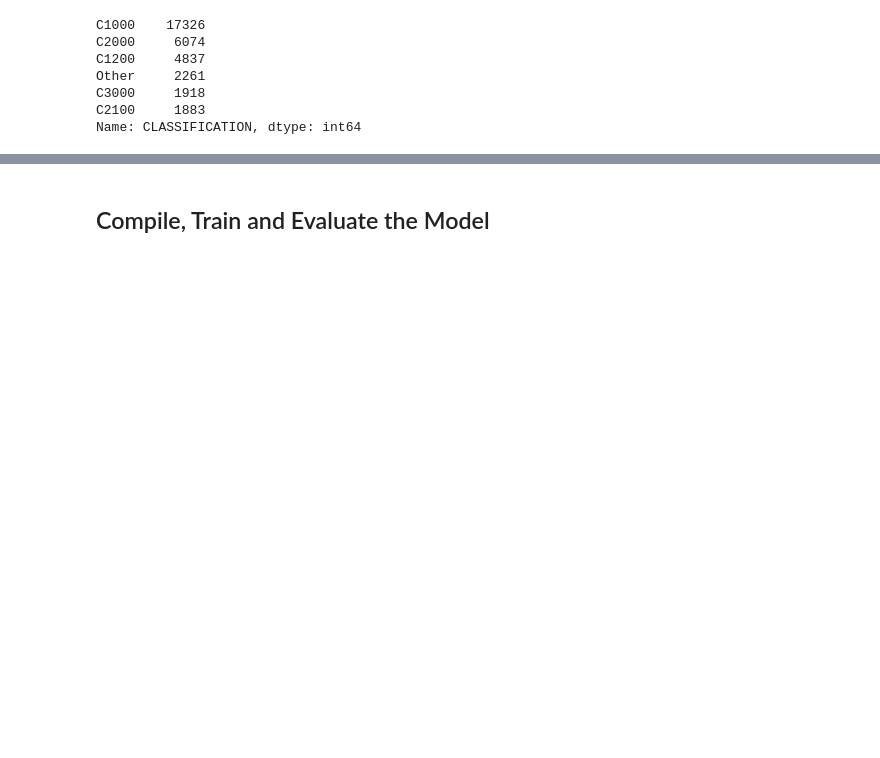
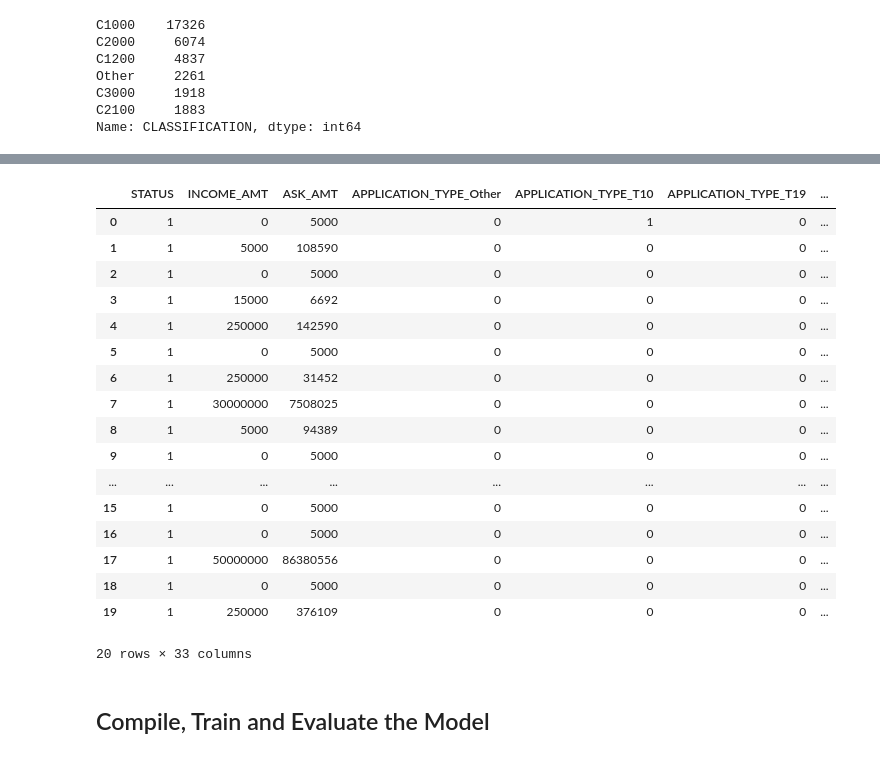
Before and after one commit to ubnas1/deep-learning-challenge, a Jupyter notebook: Starter_Code.ipynb, the cells around one changed output, grey strips where cells are left out. Drawn from its saved outputs; the diff is of its cells as text; code cells hidden in the pictures; blank space fills up the shorter version.

```diff
--- a/Starter_Code.ipynb
+++ b/Starter_Code.ipynb
@@ -156,4 +155,4 @@ C2100     1883
 Name: CLASSIFICATION, dtype: int64
 # %%
 # Convert categorical data to numeric with `pd.get_dummies`
-#  YOUR CODE GOES HERE
+application_df = pd.get_dummies(data=application_df, columns=["APPLICATION_TYPE", "CLASSIFICATION", "AFFILIATION", "USE_CASE", "ORGANIZATION"])
@@ -165,0 +176,3 @@ Name: CLASSIFICATION, dtype: int64
+# %%
+application_df = application_df.reindex(columns=[col for col in application_df.columns if col != "IS_SUCCESSFUL"]+['IS_SUCCESSFUL'])
+application_df.head()
@@ -165,0 +200,30 @@ Name: CLASSIFICATION, dtype: int64
+# %%
+bins = [0, 5000, 15000, 50000, 250000, 2500000, 7000000, 30000000, 50000000]
+
+# Encoding the income column using a custom function
+def encode_income(income):
+    """
+    This function encodes marital status by setting yes as 1 and no as 0.
+    """
+    if income == "1-9999":
+        return 5000
+    elif income == "10000-24999":
+        return 15000
+    elif income == "25000-99999":
+        return 50000
+    elif income == "100000-499999":
+        return 250000
+    elif income == "1M-5M":
+        return 2500000
+    elif income == "5M-10M":
+        return 7000000
+    elif income == "10M-50M":
+        return 30000000
+    elif income == "50M+":
+        return 50000000
+
+    else:
+        return 0
+
+# Call the encode_marriage function on the marriage column
+application_df["INCOME_AMT"] = application_df["INCOME_AMT"].apply(encode_income)
@@ -165,0 +241,26 @@ Name: CLASSIFICATION, dtype: int64
+# %%
+# Split our preprocessed data into our features and target arrays
+y = application_df["IS_SUCCESSFUL"]
+
+X = application_df.drop("IS_SUCCESSFUL", axis=1)
+feature_names = X.columns
+X.head(20)
+# %% [output]
+|  | STATUS | INCOME_AMT | ASK_AMT | APPLICATION_TYPE_Other | APPLICATION_TYPE_T10 | APPLICATION_TYPE_T19 | ... |
+| 0 | 1 | 0 | 5000 | 0 | 1 | 0 | ... |
+| 1 | 1 | 5000 | 108590 | 0 | 0 | 0 | ... |
+| 2 | 1 | 0 | 5000 | 0 | 0 | 0 | ... |
+| 3 | 1 | 15000 | 6692 | 0 | 0 | 0 | ... |
+| 4 | 1 | 250000 | 142590 | 0 | 0 | 0 | ... |
+| 5 | 1 | 0 | 5000 | 0 | 0 | 0 | ... |
+| 6 | 1 | 250000 | 31452 | 0 | 0 | 0 | ... |
+| 7 | 1 | 30000000 | 7508025 | 0 | 0 | 0 | ... |
+| 8 | 1 | 5000 | 94389 | 0 | 0 | 0 | ... |
+| 9 | 1 | 0 | 5000 | 0 | 0 | 0 | ... |
+| ... | ... | ... | ... | ... | ... | ... | ... |
+| 15 | 1 | 0 | 5000 | 0 | 0 | 0 | ... |
+| 16 | 1 | 0 | 5000 | 0 | 0 | 0 | ... |
+| 17 | 1 | 50000000 | 86380556 | 0 | 0 | 0 | ... |
+| 18 | 1 | 0 | 5000 | 0 | 0 | 0 | ... |
+| 19 | 1 | 250000 | 376109 | 0 | 0 | 0 | ... |
+20 rows × 33 columns
```
Also changed, not shown: parts of 20 cells of this notebook.
